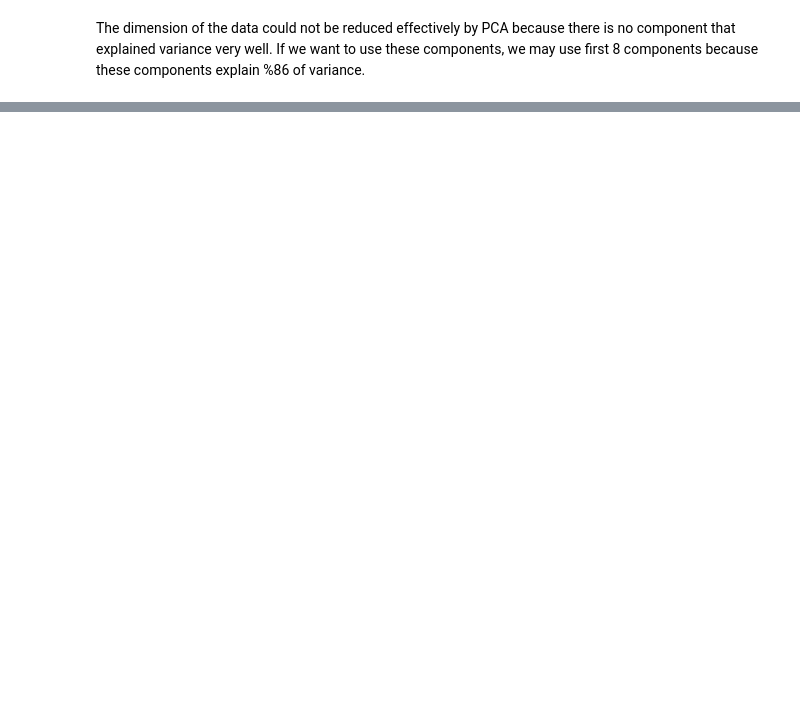
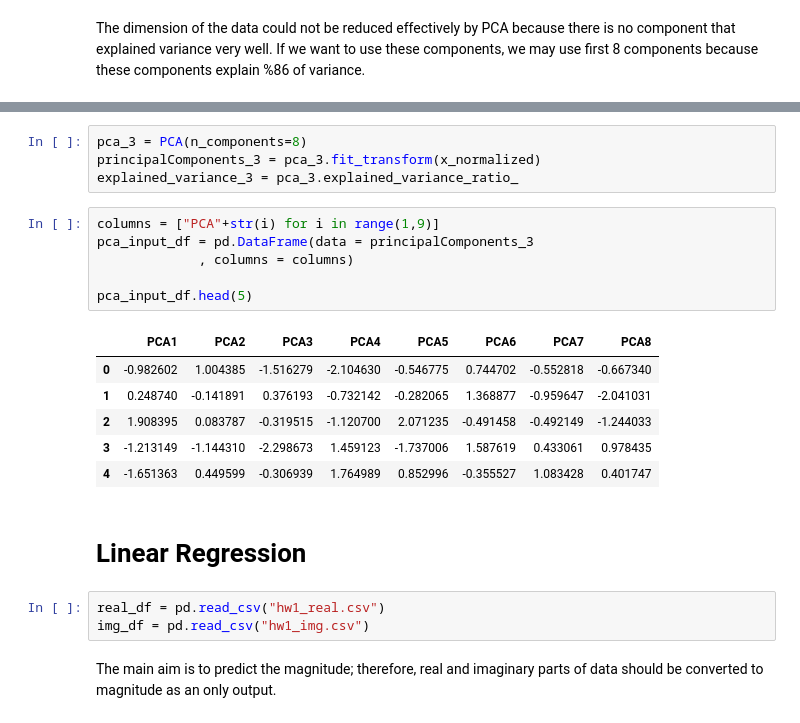
Before and after one commit to BU-IE-582/fall-24-YusufKAvcakar, a Jupyter notebook: HW1.ipynb, the cells around one changed output, grey strips where cells are left out. Cells and saved outputs as stored; diff of their text form; blank space fills up the shorter version.

```diff
--- a/HW1.ipynb
+++ b/HW1.ipynb
@@ -64,0 +72,24 @@ The dimension of the data could not be reduced effectively by PCA because there
+# %%
+pca_3 = PCA(n_components=8)
+principalComponents_3 = pca_3.fit_transform(x_normalized)
+explained_variance_3 = pca_3.explained_variance_ratio_
+# %%
+columns = ["PCA"+str(i) for i in range(1,9)]
+pca_input_df = pd.DataFrame(data = principalComponents_3
+             , columns = columns)
+
+pca_input_df.head(5)
+# %% [output]
+|  | PCA1 | PCA2 | PCA3 | PCA4 | PCA5 | PCA6 | PCA7 | PCA8 |
+| 0 | -0.982602 | 1.004385 | -1.516279 | -2.104630 | -0.546775 | 0.744702 | -0.552818 | -0.667340 |
+| 1 | 0.248740 | -0.141891 | 0.376193 | -0.732142 | -0.282065 | 1.368877 | -0.959647 | -2.041031 |
+| 2 | 1.908395 | 0.083787 | -0.319515 | -1.120700 | 2.071235 | -0.491458 | -0.492149 | -1.244033 |
+| 3 | -1.213149 | -1.144310 | -2.298673 | 1.459123 | -1.737006 | 1.587619 | 0.433061 | 0.978435 |
+| 4 | -1.651363 | 0.449599 | -0.306939 | 1.764989 | 0.852996 | -0.355527 | 1.083428 | 0.401747 |
+# %% [markdown]
+# Linear Regression
+# %%
+real_df = pd.read_csv("hw1_real.csv")
+img_df = pd.read_csv("hw1_img.csv")
+# %% [markdown]
+The main aim is to predict the magnitude; therefore, real and imaginary parts of data should be converted to magnitude as an only output.
```
Also changed, not shown: parts of 9 cells of this notebook.
